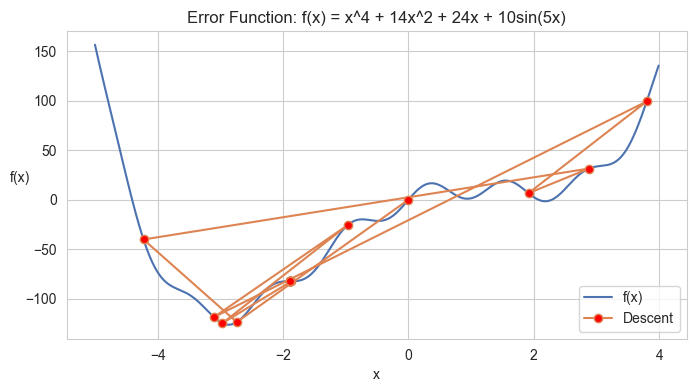
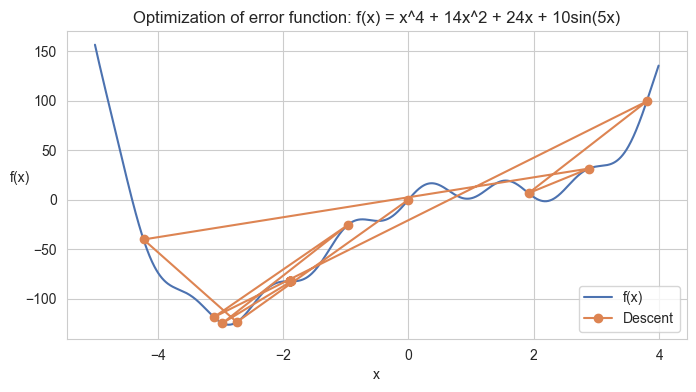
The change to this notebook cell's code, shown as a diff; its figure went from the first image to the second:
--- before
+++ after
@@ -1,10 +1,12 @@
 plt.figure(figsize=(8, 4))
+
+# Plot Error Function.
 sns.lineplot(x=x, y=y, label="f(x)")
-plt.title("Error Function: f(x) = x^4 + 14x^2 + 24x + 10sin(5x)")
+plt.title("Optimization of error function: f(x) = x^4 + 14x^2 + 24x + 10sin(5x)")
 plt.xlabel("x")
 plt.ylabel("f(x)", rotation=0)
 
-fw = [f(w_i) for w_i in w_log]
-plt.plot(w_log, fw, marker="o", markerfacecolor="red", label="Descent")
+# Plot Descent to minima.
+plt.plot(w_log, f_vec(w_log), marker="o", label="Descent")
 
 plt.legend()

Commit: Improved notes and updated Equations and Formulas.